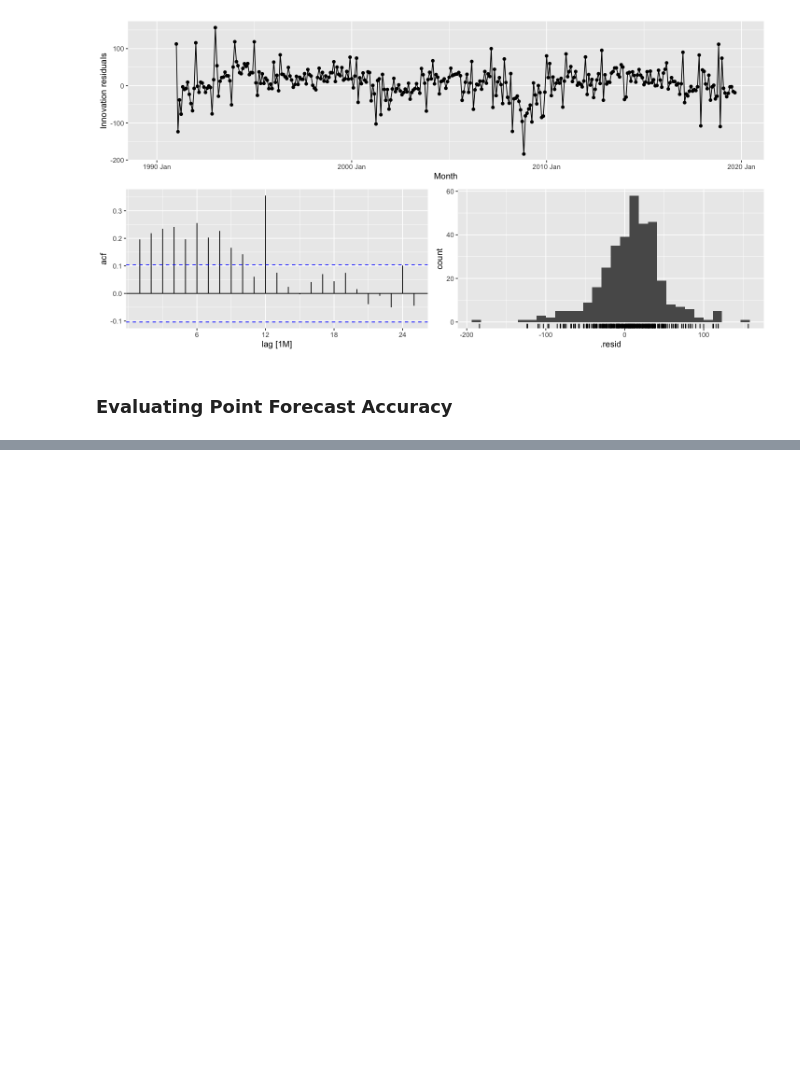
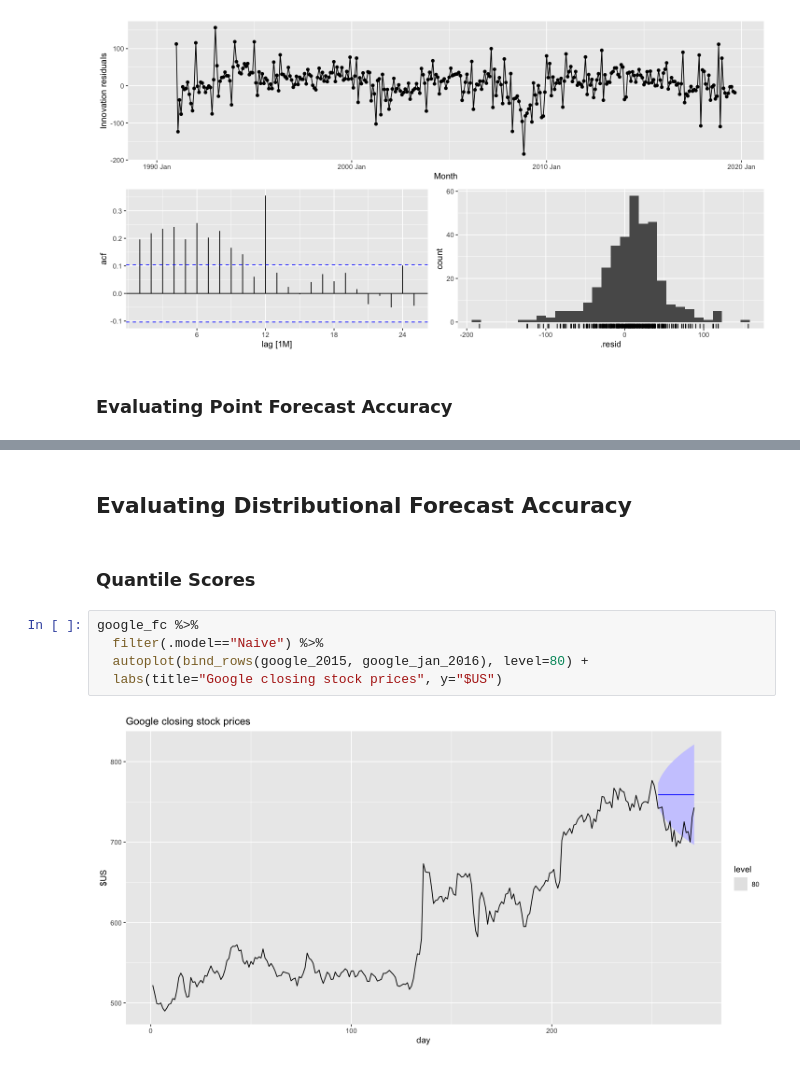
Before and after one commit to antounes/fpp3, a Jupyter notebook: 5_forecasters_toolbox.ipynb, the cells around one changed output, grey strips where cells are left out. Saved outputs shown, nothing was run; the diff lists cells and outputs as text; blank space fills up the shorter version.

```diff
--- a/5_forecasters_toolbox.ipynb
+++ b/5_forecasters_toolbox.ipynb
@@ -516,0 +689,11 @@ Warning message:
+# %% [markdown]
+## Evaluating Distributional Forecast Accuracy
+# %% [markdown]
+### Quantile Scores
+# %%
+google_fc %>%
+  filter(.model=="Naive") %>%
+  autoplot(bind_rows(google_2015, google_jan_2016), level=80) +
+  labs(title="Google closing stock prices", y="$US")
+# %% [output]
+[figure, added]
```
Also changed, not shown: parts of 22 cells of this notebook.
